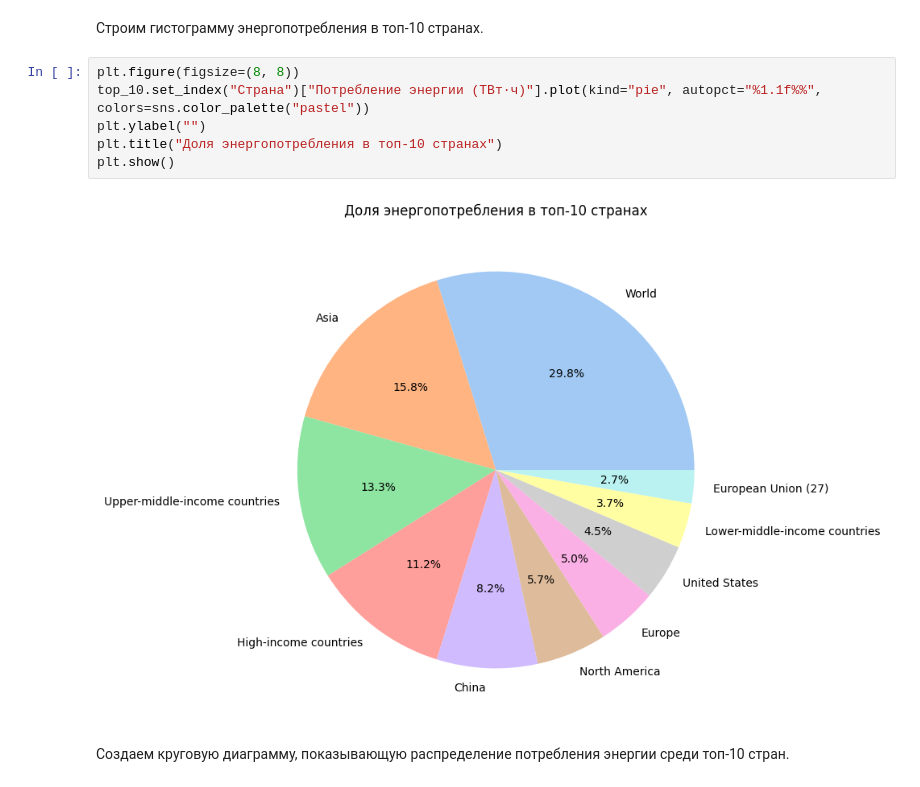
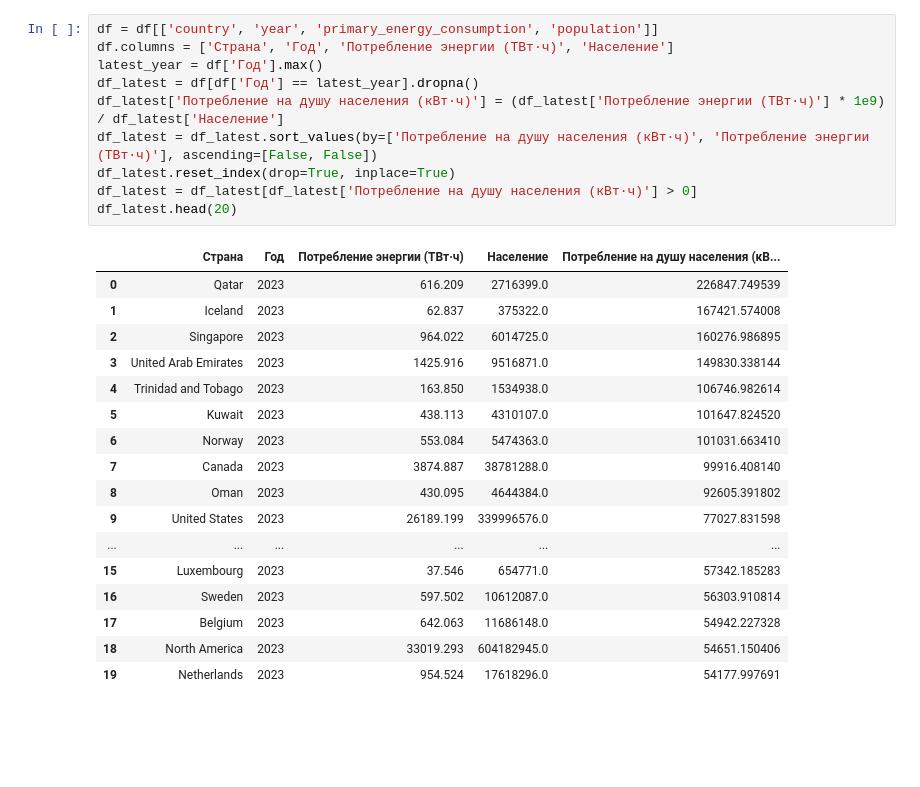
Before and after one commit to aibalit200/almat, a Jupyter notebook: welcome/running_python.ipynb, the cells around one changed output. Saved outputs shown, nothing was run; the diff lists cells and outputs as text; blank space fills up the shorter version.

```diff
--- a/welcome/running_python.ipynb
+++ b/welcome/running_python.ipynb
@@ -46,12 +10,28 @@ plt.show()
-# %% [markdown]
-Строим гистограмму энергопотребления в топ-10 странах.
-# %%
-plt.figure(figsize=(8, 8))
-top_10.set_index("Страна")["Потребление энергии (ТВт·ч)"].plot(kind="pie", autopct="%1.1f%%", colors=sns.color_palette("pastel"))
-plt.ylabel("")
-plt.title("Доля энергопотребления в топ-10 странах")
-plt.show()
-# %% [output]
-[figure, removed]
-# %% [markdown]
-Создаем круговую диаграмму, показывающую распределение потребления энергии среди топ-10 стран.
+# %%
+df = df[['country', 'year', 'primary_energy_consumption', 'population']]
+df.columns = ['Страна', 'Год', 'Потребление энергии (ТВт·ч)', 'Население']
+latest_year = df['Год'].max()
+df_latest = df[df['Год'] == latest_year].dropna()
+df_latest['Потребление на душу населения (кВт·ч)'] = (df_latest['Потребление энергии (ТВт·ч)'] * 1e9) / df_latest['Население']
+df_latest = df_latest.sort_values(by=['Потребление на душу населения (кВт·ч)', 'Потребление энергии (ТВт·ч)'], ascending=[False, False])
+df_latest.reset_index(drop=True, inplace=True)
+df_latest = df_latest[df_latest['Потребление на душу населения (кВт·ч)'] > 0]
+df_latest.head(20)
+# %% [output]
+|  | Страна | Год | Потребление энергии (ТВт·ч) | Население | Потребление на душу населения (кВ... |
+| 0 | Qatar | 2023 | 616.209 | 2716399.0 | 226847.749539 |
+| 1 | Iceland | 2023 | 62.837 | 375322.0 | 167421.574008 |
+| 2 | Singapore | 2023 | 964.022 | 6014725.0 | 160276.986895 |
+| 3 | United Arab Emirates | 2023 | 1425.916 | 9516871.0 | 149830.338144 |
+| 4 | Trinidad and Tobago | 2023 | 163.850 | 1534938.0 | 106746.982614 |
+| 5 | Kuwait | 2023 | 438.113 | 4310107.0 | 101647.824520 |
+| 6 | Norway | 2023 | 553.084 | 5474363.0 | 101031.663410 |
+| 7 | Canada | 2023 | 3874.887 | 38781288.0 | 99916.408140 |
+| 8 | Oman | 2023 | 430.095 | 4644384.0 | 92605.391802 |
+| 9 | United States | 2023 | 26189.199 | 339996576.0 | 77027.831598 |
+| ... | ... | ... | ... | ... | ... |
+| 15 | Luxembourg | 2023 | 37.546 | 654771.0 | 57342.185283 |
+| 16 | Sweden | 2023 | 597.502 | 10612087.0 | 56303.910814 |
+| 17 | Belgium | 2023 | 642.063 | 11686148.0 | 54942.227328 |
+| 18 | North America | 2023 | 33019.293 | 604182945.0 | 54651.150406 |
+| 19 | Netherlands | 2023 | 954.524 | 17618296.0 | 54177.997691 |
```
Also changed, not shown: parts of 7 cells of this notebook.
